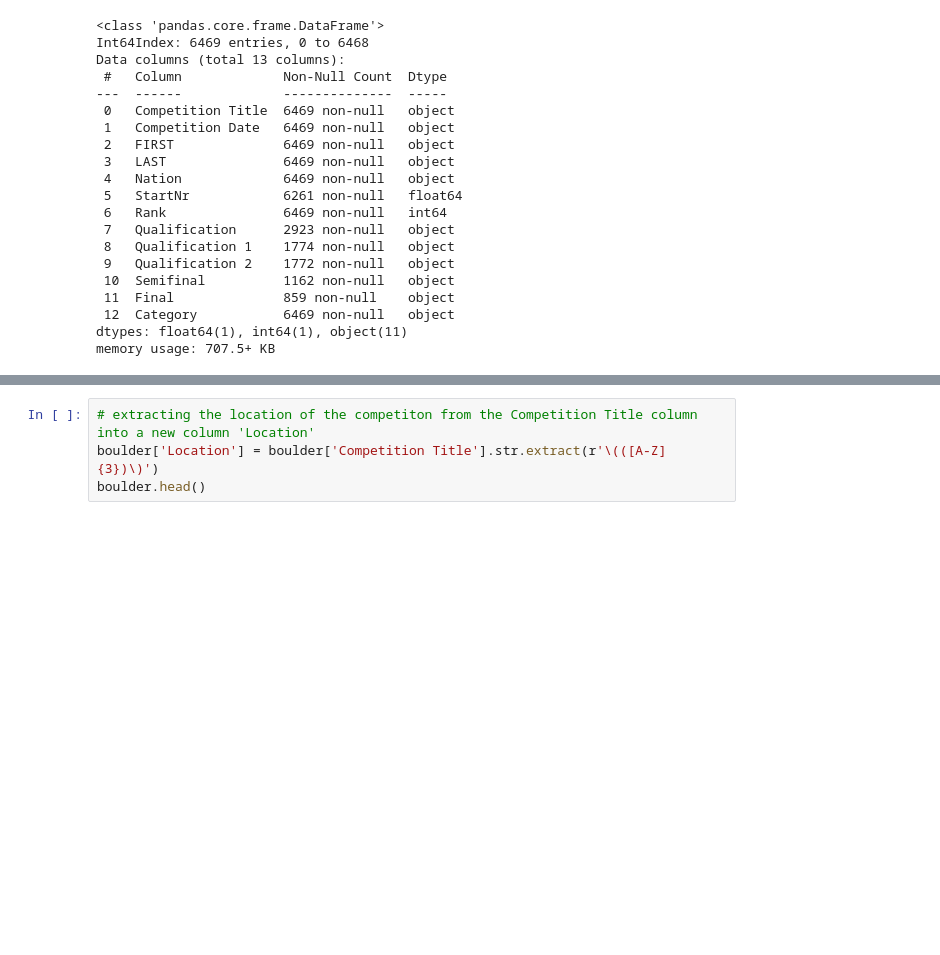
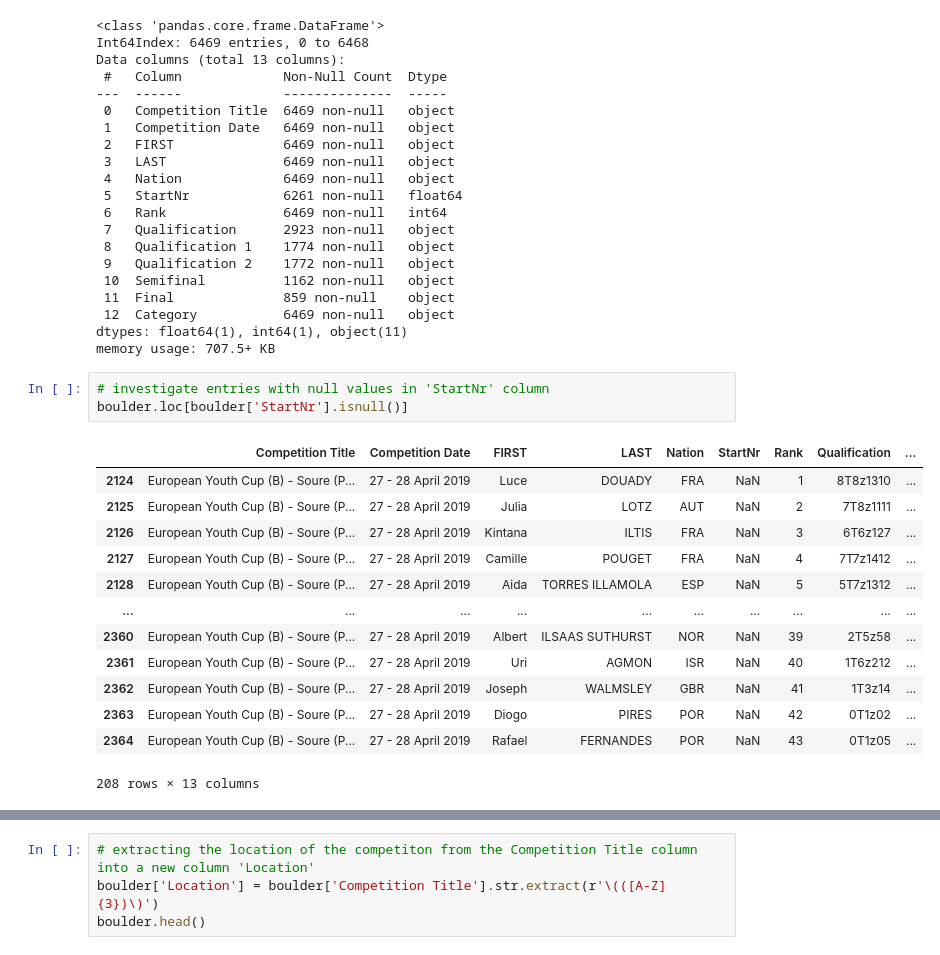
Before and after one commit to chendub/Springboard, a Jupyter notebook: IFSC/data_wrangling.ipynb, the cells around one changed output, grey strips where cells are left out. Cells and saved outputs as stored; diff of their text form; blank space fills up the shorter version.

```diff
--- a/IFSC/data_wrangling.ipynb
+++ b/IFSC/data_wrangling.ipynb
@@ -73,3 +73,20 @@ Data columns (total 13 columns):
  12  Category           6469 non-null   object
 dtypes: float64(1), int64(1), object(11)
 memory usage: 707.5+ KB
+# %%
+# investigate entries with null values in 'StartNr' column
+boulder.loc[boulder['StartNr'].isnull()]
+# %% [output]
+|  | Competition Title | Competition Date | FIRST | LAST | Nation | StartNr | Rank | Qualification | ... |
+| 2124 | European Youth Cup (B) - Soure (P... | 27 - 28 April 2019 | Luce | DOUADY | FRA | NaN | 1 | 8T8z1310 | ... |
+| 2125 | European Youth Cup (B) - Soure (P... | 27 - 28 April 2019 | Julia | LOTZ | AUT | NaN | 2 | 7T8z1111 | ... |
+| 2126 | European Youth Cup (B) - Soure (P... | 27 - 28 April 2019 | Kintana | ILTIS | FRA | NaN | 3 | 6T6z127 | ... |
+| 2127 | European Youth Cup (B) - Soure (P... | 27 - 28 April 2019 | Camille | POUGET | FRA | NaN | 4 | 7T7z1412 | ... |
+| 2128 | European Youth Cup (B) - Soure (P... | 27 - 28 April 2019 | Aida | TORRES ILLAMOLA | ESP | NaN | 5 | 5T7z1312 | ... |
+| ... | ... | ... | ... | ... | ... | ... | ... | ... | ... |
+| 2360 | European Youth Cup (B) - Soure (P... | 27 - 28 April 2019 | Albert | ILSAAS SUTHURST | NOR | NaN | 39 | 2T5z58 | ... |
+| 2361 | European Youth Cup (B) - Soure (P... | 27 - 28 April 2019 | Uri | AGMON | ISR | NaN | 40 | 1T6z212 | ... |
+| 2362 | European Youth Cup (B) - Soure (P... | 27 - 28 April 2019 | Joseph | WALMSLEY | GBR | NaN | 41 | 1T3z14 | ... |
+| 2363 | European Youth Cup (B) - Soure (P... | 27 - 28 April 2019 | Diogo | PIRES | POR | NaN | 42 | 0T1z02 | ... |
+| 2364 | European Youth Cup (B) - Soure (P... | 27 - 28 April 2019 | Rafael | FERNANDES | POR | NaN | 43 | 0T1z05 | ... |
+208 rows × 13 columns
```
Also changed, not shown: parts of 37 cells of this notebook.
